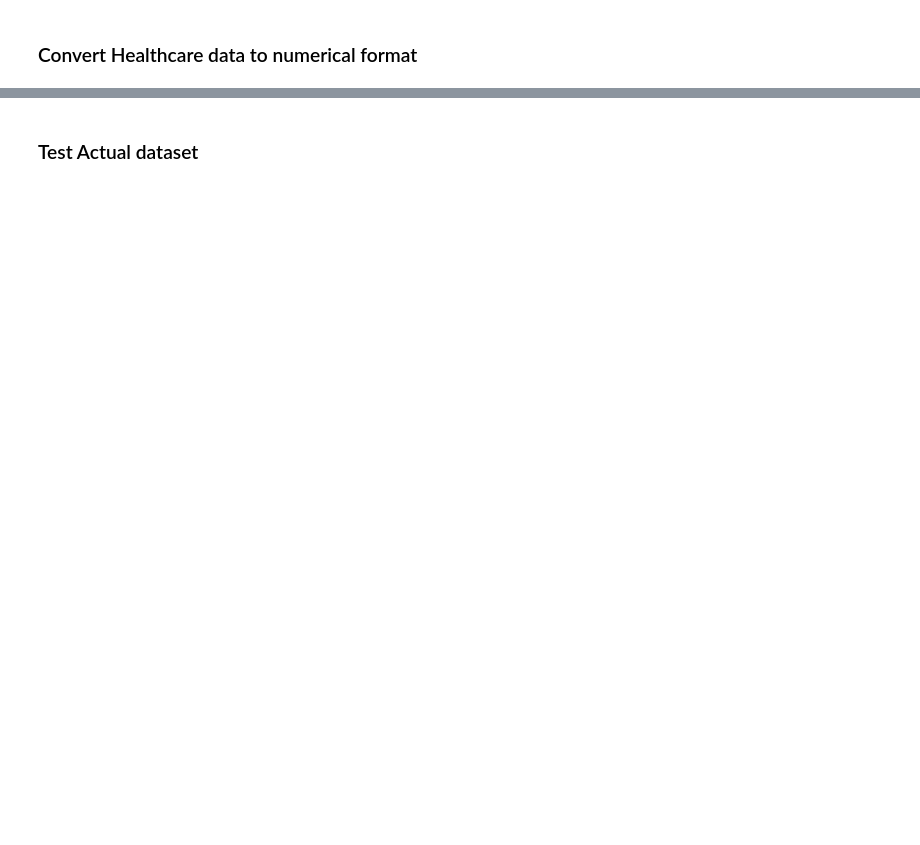
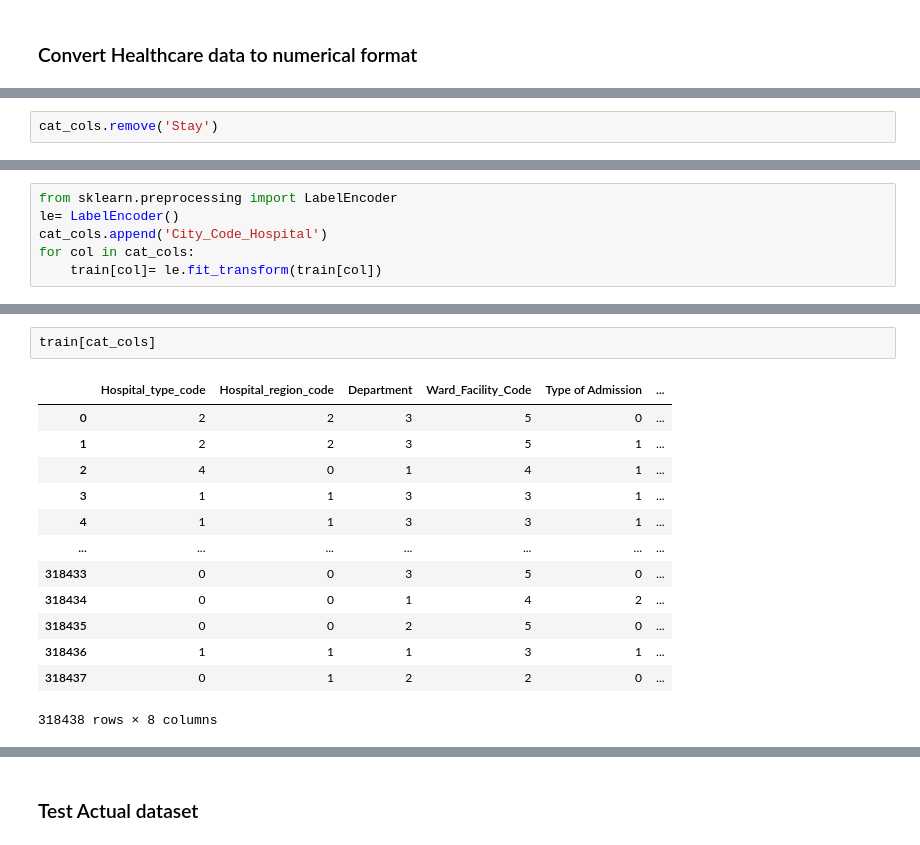
Before and after one commit to subhadeep-123/Hospital, a Jupyter notebook: stay.ipynb, the cells around one changed output, grey strips where cells are left out. Drawn from its saved outputs; the diff is of its cells as text; blank space fills up the shorter version.

```diff
--- a/stay.ipynb
+++ b/stay.ipynb
@@ -107 +142,3 @@ print(dept_Stay)
+# %%
+cat_cols.remove('Stay')
 # %%
@@ -198,0 +153,6 @@ x = df_train.drop(columns=["Stay", "City_Code_Patient", "patientid"])
+# %%
+from sklearn.preprocessing import LabelEncoder
+le= LabelEncoder()
+cat_cols.append('City_Code_Hospital')
+for col in cat_cols:
+    train[col]= le.fit_transform(train[col])
@@ -198,0 +182,16 @@ x = df_train.drop(columns=["Stay", "City_Code_Patient", "patientid"])
+# %%
+train[cat_cols]
+# %% [output]
+|  | Hospital_type_code | Hospital_region_code | Department | Ward_Facility_Code | Type of Admission | ... |
+| 0 | 2 | 2 | 3 | 5 | 0 | ... |
+| 1 | 2 | 2 | 3 | 5 | 1 | ... |
+| 2 | 4 | 0 | 1 | 4 | 1 | ... |
+| 3 | 1 | 1 | 3 | 3 | 1 | ... |
+| 4 | 1 | 1 | 3 | 3 | 1 | ... |
+| ... | ... | ... | ... | ... | ... | ... |
+| 318433 | 0 | 0 | 3 | 5 | 0 | ... |
+| 318434 | 0 | 0 | 1 | 4 | 2 | ... |
+| 318435 | 0 | 0 | 2 | 5 | 0 | ... |
+| 318436 | 1 | 1 | 1 | 3 | 1 | ... |
+| 318437 | 0 | 1 | 2 | 2 | 0 | ... |
+318438 rows × 8 columns
```
Also changed, not shown: parts of 61 cells of this notebook, 11 other files.
